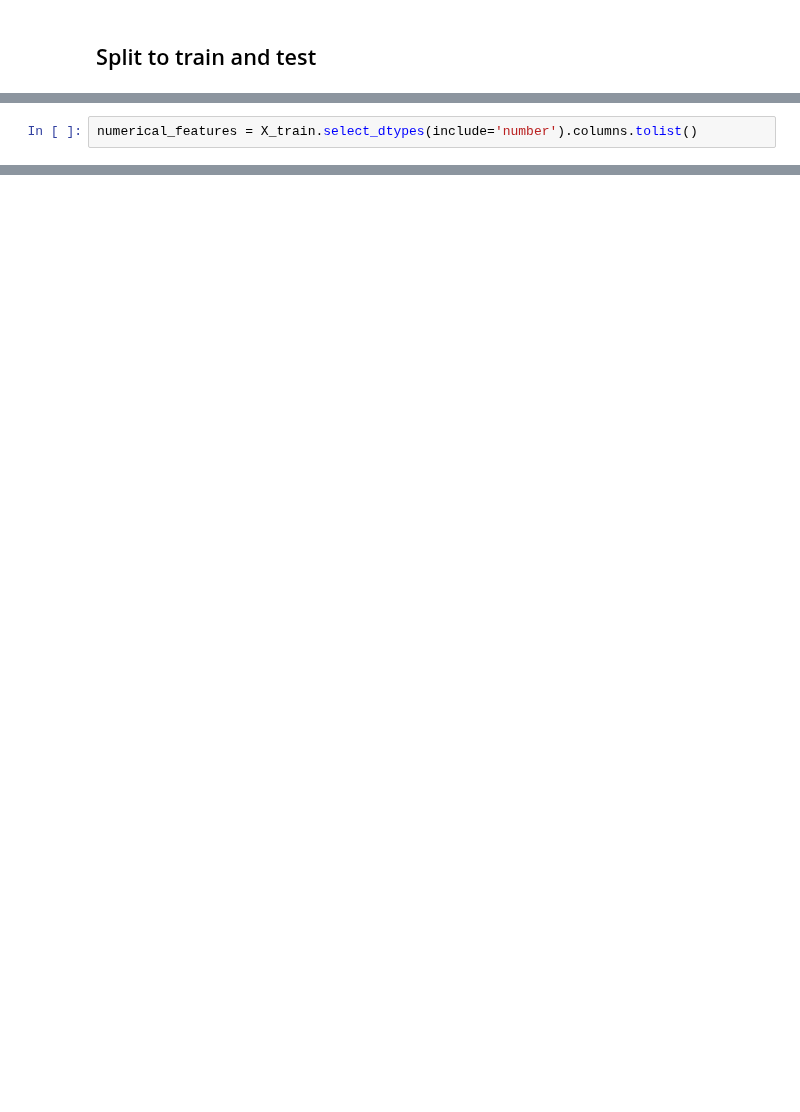
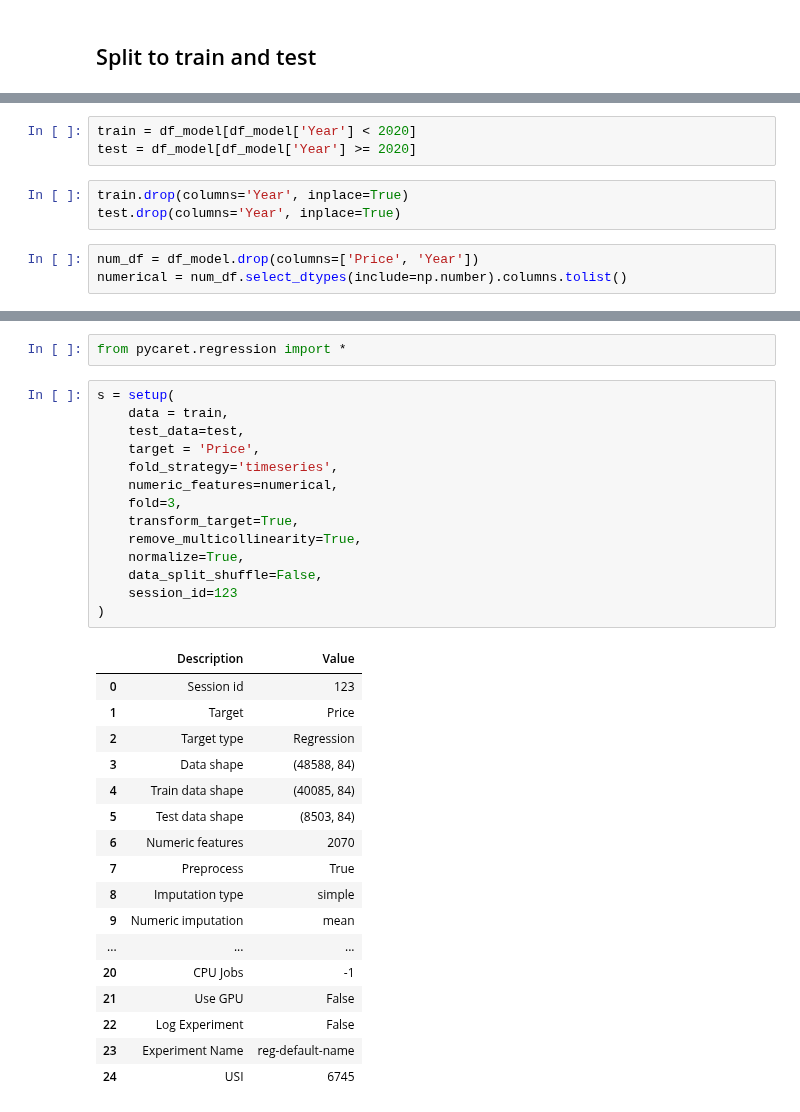
Before and after one commit to KlimisStilp/Price_Timeseries_UK_VScode, a Jupyter notebook: Price Timeseries UK/Totalload_SolarWind_Price_Timeseries.ipynb, the cells around one changed output, grey strips where cells are left out. Cells and saved outputs as stored; diff of their text form; blank space fills up the shorter version.

Commit message:
Imported PyCaret

```diff
--- a/Price Timeseries UK/Totalload_SolarWind_Price_Timeseries.ipynb
+++ b/Price Timeseries UK/Totalload_SolarWind_Price_Timeseries.ipynb
@@ -310,2 +303,9 @@ X_train, X_valid, y_train, y_valid = train_test_split(X, y, test_size=.3, random
+# %%
+train = df_model[df_model['Year'] < 2020]
+test = df_model[df_model['Year'] >= 2020]
+# %%
+train.drop(columns='Year', inplace=True)
+test.drop(columns='Year', inplace=True)
 # %%
-numerical_features = X_train.select_dtypes(include='number').columns.tolist()
+num_df = df_model.drop(columns=['Price', 'Year'])
+numerical = num_df.select_dtypes(include=np.number).columns.tolist()
@@ -331,0 +332,34 @@ numerical_features
+# %%
+from pycaret.regression import *
+# %%
+s = setup(
+    data = train,
+    test_data=test,
+    target = 'Price',
+    fold_strategy='timeseries',
+    numeric_features=numerical,
+    fold=3,
+    transform_target=True,
+    remove_multicollinearity=True,
+    normalize=True,
+    data_split_shuffle=False,
+    session_id=123
+)
+# %% [output]
+|  | Description | Value |
+| 0 | Session id | 123 |
+| 1 | Target | Price |
+| 2 | Target type | Regression |
+| 3 | Data shape | (48588, 84) |
+| 4 | Train data shape | (40085, 84) |
+| 5 | Test data shape | (8503, 84) |
+| 6 | Numeric features | 2070 |
+| 7 | Preprocess | True |
+| 8 | Imputation type | simple |
+| 9 | Numeric imputation | mean |
+| ... | ... | ... |
+| 20 | CPU Jobs | -1 |
+| 21 | Use GPU | False |
+| 22 | Log Experiment | False |
+| 23 | Experiment Name | reg-default-name |
+| 24 | USI | 6745 |
```
Also changed, not shown: parts of 9 cells of this notebook, 1 other file.
